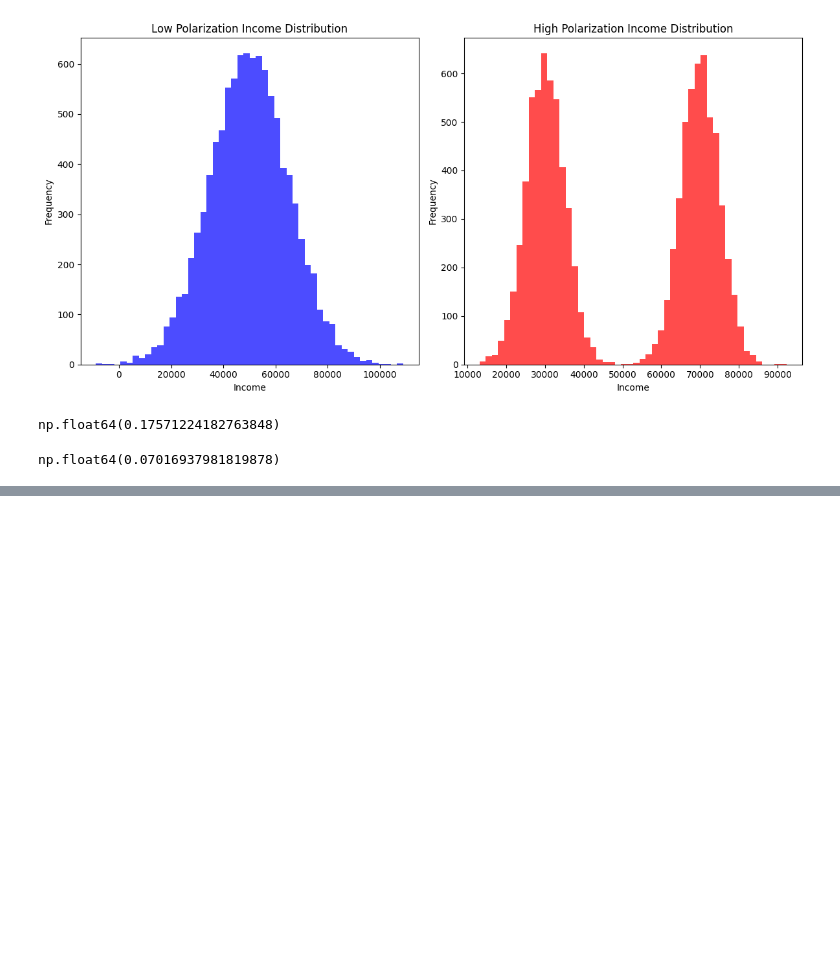
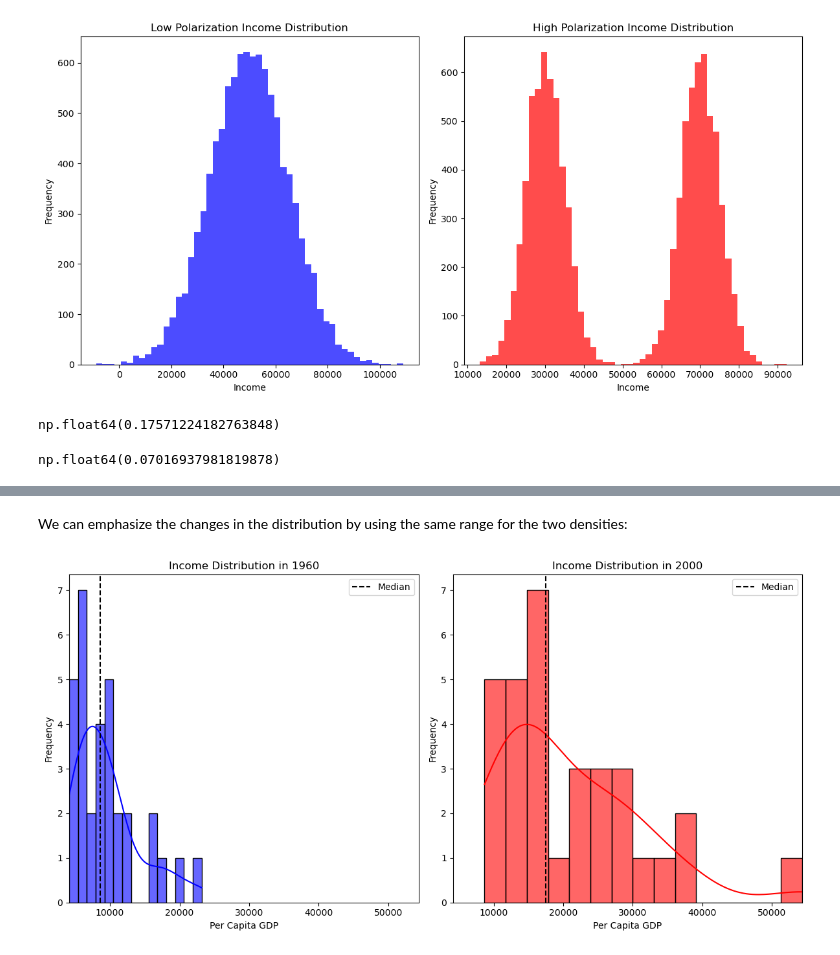
Before and after one commit to pysal/inequality, a Jupyter notebook: docs/user-guide/measure/wolfson.ipynb, the cells around one changed output, grey strips where cells are left out. Drawn from its saved outputs; the diff is of its cells as text; code cells hidden in the pictures; blank space fills up the shorter version.

```diff
--- a/docs/user-guide/measure/wolfson.ipynb
+++ b/docs/user-guide/measure/wolfson.ipynb
@@ -120,0 +128,35 @@ ts.plot()
+# %% [markdown]
+We can emphasize the changes in the distribution by using the same range for the two densities:
+# %%
+
+plt.figure(figsize=(12, 6))
+
+min_value = min(gdf["PCGDP1960"].min(), gdf["PCGDP2000"].min())
+max_value = max(gdf["PCGDP1960"].max(), gdf["PCGDP2000"].max())
+
+
+# Histogram & KDE for 1960
+plt.subplot(1, 2, 1)
+sns.histplot(gdf["PCGDP1960"], bins=15, color="blue", alpha=0.6, kde=True)
+plt.axvline(gdf["PCGDP1960"].median(), color="black", linestyle="dashed", label="Median")
+plt.title("Income Distribution in 1960")
+plt.xlabel("Per Capita GDP")
+plt.xlim(min_value, max_value)
+plt.ylabel("Frequency")
+plt.legend()
+
+# Histogram & KDE for 2000
+plt.subplot(1, 2, 2)
+sns.histplot(gdf["PCGDP2000"], bins=15, color="red", alpha=0.6, kde=True)
+plt.axvline(gdf["PCGDP2000"].median(), color="black", linestyle="dashed", label="Median")
+plt.title("Income Distribution in 2000")
+plt.xlabel("Per Capita GDP")
+plt.xlim(min_value, max_value)
+
+plt.ylabel("Frequency")
+plt.legend()
+
+plt.tight_layout()
+plt.show()
+# %% [output]
+[figure, added]
```
Also changed, not shown: parts of 21 cells of this notebook.
